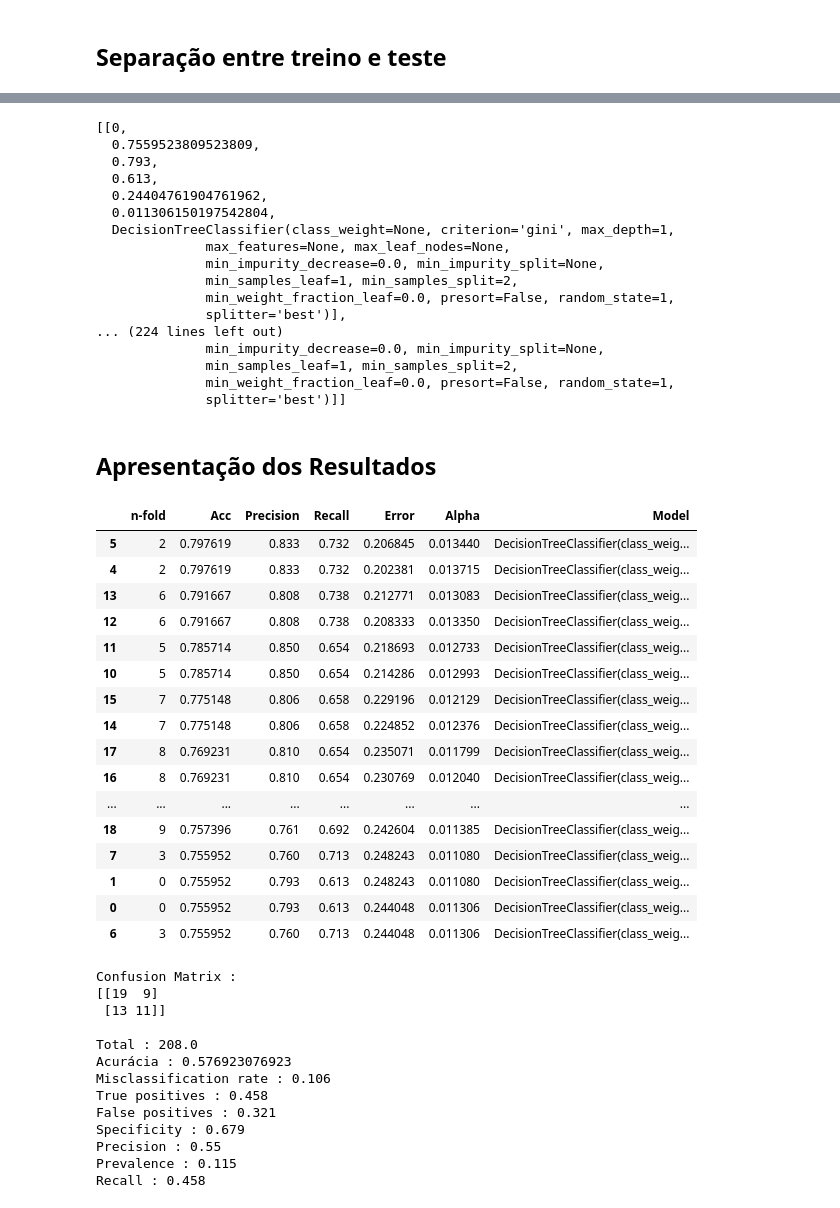
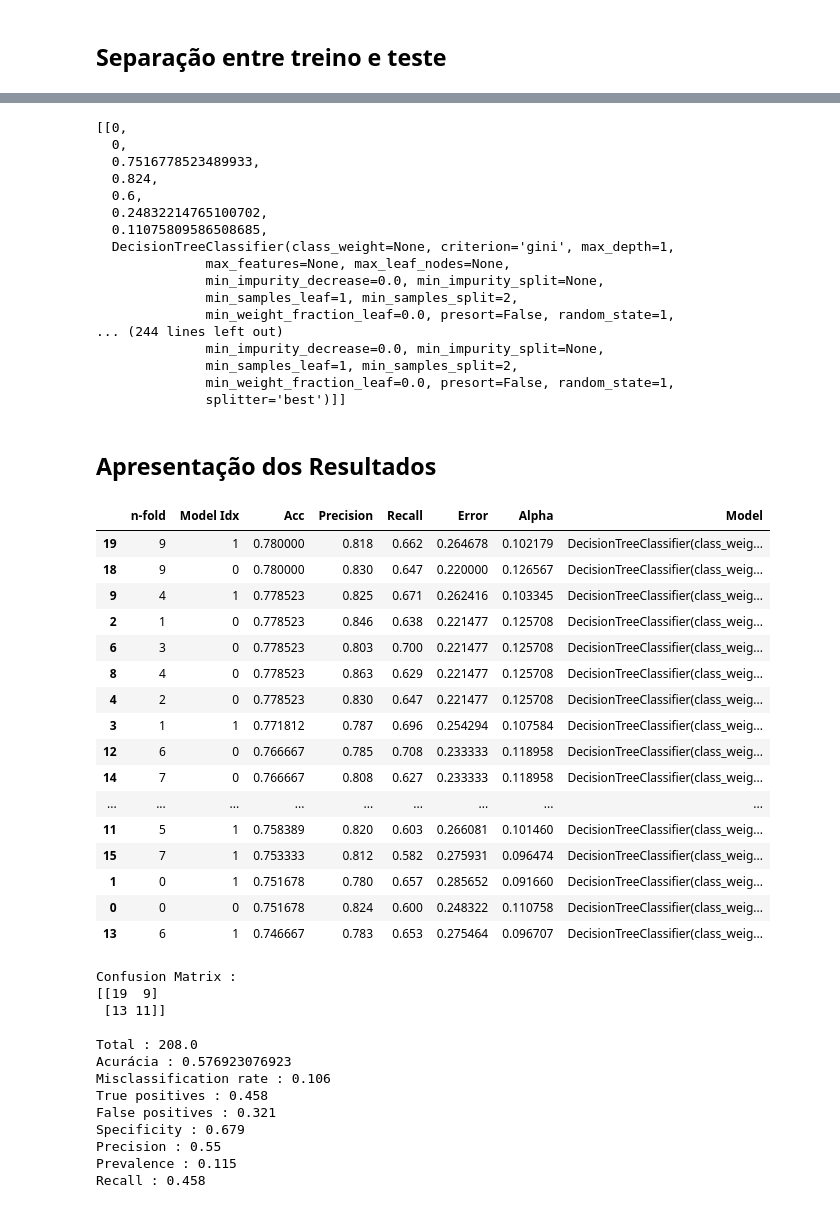
Before and after one commit to BrunoICardoso/DataScience, a Jupyter notebook: Machine Learning II/Trabalho-1-AdaBoosting/Machine Learning II - Aval-1 - Implementação AdaBoosting-v2.ipynb, the cells around one changed output, grey strips where cells are left out. Cells and saved outputs as stored; diff of their text form; code cells hidden in the pictures.

```diff
--- a/Machine Learning II/Trabalho-1-AdaBoosting/Machine Learning II - Aval-1 - Implementação AdaBoosting-v2.ipynb
+++ b/Machine Learning II/Trabalho-1-AdaBoosting/Machine Learning II - Aval-1 - Implementação AdaBoosting-v2.ipynb
@@ -114,8 +114,8 @@ def printCM(Y_test, predictions):
 
 # utiliza 25% do dataset para teste
 trainData, validationData, trainLabels, validationLabels = train_test_split(data, labels,
-                                                    train_size=0.90,
-                                                    test_size=0.10,
+                                                    train_size=0.8,
+                                                    test_size=0.2,
                                                     stratify=labels)
 
 print(len(trainData), len(trainLabels))
@@ -126,12 +126,13 @@ print(len(validationData), len(validationLabels))
 # %%
 scores = []
+scores_test = []
 
 
 
 # Define quantos folds
 kf = KFold(n_splits=10)
 
-alpha = 0.01
+alpha = 0.1
 
 print()
 print("....Iniciando treinamento com 10 K-folds...." )
@@ -172,6 +173,7 @@ for train_index, test_index in kf.split(trainData):
 
     models = [clf_tree, clf_tree2]
 
+    model_index = 0
     for model in models:
         print()
         # Treina o modelo de classificação
@@ -180,14 +182,14 @@ for train_index, test_index in kf.split(trainData):
 
         # Treina o classificador com os pesos de treinamento
         model.fit(X_train, y_train, sample_weight=w)
-        print(clf_tree)
+        print(model)
 
         # Classifica o treino
-        pred_train_i = clf_tree.predict(X_train)
+        pred_train_i = model.predict(X_train)
         #print(pred_train_i)
 
         # Classifica o teste
-        pred_test_i = clf_tree.predict(X_test)
+        pred_test_i = model.predict(X_test)
         #print(pred_test_i)
 
         print()
@@ -196,14 +198,14 @@ for train_index, test_index in kf.split(trainData):
 
         # Obtem o index dos erros da classificação de treino e teste
         #---------------------------------------------------------------------
-        miss = [int(x) for x in (pred_train_i != y_train)]
+        missTrain = [int(x) for x in (pred_train_i != y_train)]
         #print("Training Miss : "+str(miss))
         missTest = [int(x) for x in (pred_test_i != y_test)]
         #print("Testing Miss : "+str(missTest))
 
         # Equivale os valores entre 1/-1 para atualização dos pesos
         #---------------------------------------------------------------------
-        miss2 = [x if x==1 else -1 for x in miss]
+        miss2Train = [x if x==1 else -1 for x in missTrain]
         #print("Training Miss2 : "+str(miss2))
         miss2Test = [x if x==1 else -1 for x in missTest]
         #print("Testing Miss2 : "+str(miss2Test))
@@ -211,7 +213,7 @@ for train_index, test_index in kf.split(trainData):
 
         # Calcula o erro
         #---------------------------------------------------------------------
-        err_m = np.dot(w,miss) / sum(w)
+        err_m = np.dot(w, missTrain) / sum(w)
         print("Error : "+str(err_m))
 
         # Calcula o Alpha
@@ -227,7 +229,7 @@ for train_index, test_index in kf.split(trainData):
         print("")
         train_acc_score, train_precision_score, train_recall_score = printCM(y_train, pred_train_i)
 
-        print()
+        #print()
         print(":: Teste ::")
         print()
         test_acc_score, test_precision_score, test_recall_score = printCM(y_test, pred_test_i)
@@ -236,7 +238,7 @@ for train_index, test_index in kf.split(trainData):
 
         # Atualiza os valores dos pesos
         #---------------------------------------------------------------------
-        w = np.multiply(w, np.exp([float(x) * alpha_m for x in miss2]))
+        w = np.multiply(w, np.exp([float(x) * alpha_m for x in miss2Train]))
         print()
         print("Novos pesos atualizados : ")
         print(w)
@@ -245,7 +247,9 @@ for train_index, test_index in kf.split(trainData):
         print()
 
 
-        scores.append([kfold, train_acc_score, train_precision_score, train_recall_score, err_m, alpha_m, clf_tree])
+        scores.append([kfold, model_index, train_acc_score, train_precision_score, train_recall_score, err_m, alpha_m, clf_tree])
+        scores_test.append([kfold, model_index, test_acc_score, test_precision_score, test_recall_score, err_m, alpha_m, model])
+        model_index += 1
 
     kfold += 1
     print
@@ -272,18 +276,18 @@ K-fold : 1
 display(scores)
 # %% [output]
 [[0,
-  0.7559523809523809,
-  0.793,
-  0.613,
-  0.24404761904761962,
-  0.011306150197542804,
+  0,
+  0.7516778523489933,
+  0.824,
+  0.6,
+  0.24832214765100702,
+  0.11075809586508685,
   DecisionTreeClassifier(class_weight=None, criterion='gini', max_depth=1,
               max_features=None, max_leaf_nodes=None,
               min_impurity_decrease=0.0, min_impurity_split=None,
               min_samples_leaf=1, min_samples_split=2,
               min_weight_fraction_leaf=0.0, presort=False, random_state=1,
-              splitter='best')],
-... (224 lines left out)
+... (244 lines left out)
               min_impurity_decrease=0.0, min_impurity_split=None,
               min_samples_leaf=1, min_samples_split=2,
               min_weight_fraction_leaf=0.0, presort=False, random_state=1,
@@ -292,32 +296,33 @@ display(scores)
 <h2>Apresentação dos Resultados</h2>
 # %%
 scoresDF = pd.DataFrame(scores, columns=["n-fold",
+                                         "Model Idx",
                                          "Acc",
                                          "Precision",
                                          "Recall",
                                          "Error",
                                          "Alpha",
                                          "Model"])
 
 scoresDF.sort_values(["Acc","Error"], ascending=False)
 # %% [output]
-|  | n-fold | Acc | Precision | Recall | Error | Alpha | Model |
-| 5 | 2 | 0.797619 | 0.833 | 0.732 | 0.206845 | 0.013440 | DecisionTreeClassifier(class_weig... |
-| 4 | 2 | 0.797619 | 0.833 | 0.732 | 0.202381 | 0.013715 | DecisionTreeClassifier(class_weig... |
-| 13 | 6 | 0.791667 | 0.808 | 0.738 | 0.212771 | 0.013083 | DecisionTreeClassifier(class_weig... |
-| 12 | 6 | 0.791667 | 0.808 | 0.738 | 0.208333 | 0.013350 | DecisionTreeClassifier(class_weig... |
-| 11 | 5 | 0.785714 | 0.850 | 0.654 | 0.218693 | 0.012733 | DecisionTreeClassifier(class_weig... |
-| 10 | 5 | 0.785714 | 0.850 | 0.654 | 0.214286 | 0.012993 | DecisionTreeClassifier(class_weig... |
-| 15 | 7 | 0.775148 | 0.806 | 0.658 | 0.229196 | 0.012129 | DecisionTreeClassifier(class_weig... |
-| 14 | 7 | 0.775148 | 0.806 | 0.658 | 0.224852 | 0.012376 | DecisionTreeClassifier(class_weig... |
-| 17 | 8 | 0.769231 | 0.810 | 0.654 | 0.235071 | 0.011799 | DecisionTreeClassifier(class_weig... |
-| 16 | 8 | 0.769231 | 0.810 | 0.654 | 0.230769 | 0.012040 | DecisionTreeClassifier(class_weig... |
-| ... | ... | ... | ... | ... | ... | ... | ... |
-| 18 | 9 | 0.757396 | 0.761 | 0.692 | 0.242604 | 0.011385 | DecisionTreeClassifier(class_weig... |
-| 7 | 3 | 0.755952 | 0.760 | 0.713 | 0.248243 | 0.011080 | DecisionTreeClassifier(class_weig... |
-| 1 | 0 | 0.755952 | 0.793 | 0.613 | 0.248243 | 0.011080 | DecisionTreeClassifier(class_weig... |
-| 0 | 0 | 0.755952 | 0.793 | 0.613 | 0.244048 | 0.011306 | DecisionTreeClassifier(class_weig... |
-| 6 | 3 | 0.755952 | 0.760 | 0.713 | 0.244048 | 0.011306 | DecisionTreeClassifier(class_weig... |
+|  | n-fold | Model Idx | Acc | Precision | Recall | Error | Alpha | Model |
+| 19 | 9 | 1 | 0.780000 | 0.818 | 0.662 | 0.264678 | 0.102179 | DecisionTreeClassifier(class_weig... |
+| 18 | 9 | 0 | 0.780000 | 0.830 | 0.647 | 0.220000 | 0.126567 | DecisionTreeClassifier(class_weig... |
+| 9 | 4 | 1 | 0.778523 | 0.825 | 0.671 | 0.262416 | 0.103345 | DecisionTreeClassifier(class_weig... |
+| 2 | 1 | 0 | 0.778523 | 0.846 | 0.638 | 0.221477 | 0.125708 | DecisionTreeClassifier(class_weig... |
+| 6 | 3 | 0 | 0.778523 | 0.803 | 0.700 | 0.221477 | 0.125708 | DecisionTreeClassifier(class_weig... |
+| 8 | 4 | 0 | 0.778523 | 0.863 | 0.629 | 0.221477 | 0.125708 | DecisionTreeClassifier(class_weig... |
+| 4 | 2 | 0 | 0.778523 | 0.830 | 0.647 | 0.221477 | 0.125708 | DecisionTreeClassifier(class_weig... |
+| 3 | 1 | 1 | 0.771812 | 0.787 | 0.696 | 0.254294 | 0.107584 | DecisionTreeClassifier(class_weig... |
+| 12 | 6 | 0 | 0.766667 | 0.785 | 0.708 | 0.233333 | 0.118958 | DecisionTreeClassifier(class_weig... |
+| 14 | 7 | 0 | 0.766667 | 0.808 | 0.627 | 0.233333 | 0.118958 | DecisionTreeClassifier(class_weig... |
+| ... | ... | ... | ... | ... | ... | ... | ... | ... |
+| 11 | 5 | 1 | 0.758389 | 0.820 | 0.603 | 0.266081 | 0.101460 | DecisionTreeClassifier(class_weig... |
+| 15 | 7 | 1 | 0.753333 | 0.812 | 0.582 | 0.275931 | 0.096474 | DecisionTreeClassifier(class_weig... |
+| 1 | 0 | 1 | 0.751678 | 0.780 | 0.657 | 0.285652 | 0.091660 | DecisionTreeClassifier(class_weig... |
+| 0 | 0 | 0 | 0.751678 | 0.824 | 0.600 | 0.248322 | 0.110758 | DecisionTreeClassifier(class_weig... |
+| 13 | 6 | 1 | 0.746667 | 0.783 | 0.653 | 0.275464 | 0.096707 | DecisionTreeClassifier(class_weig... |
 # %%
 bestModel = scoresDF.iloc[0, 6]
 # %%
```
Also changed, not shown: parts of 2 cells of this notebook.
